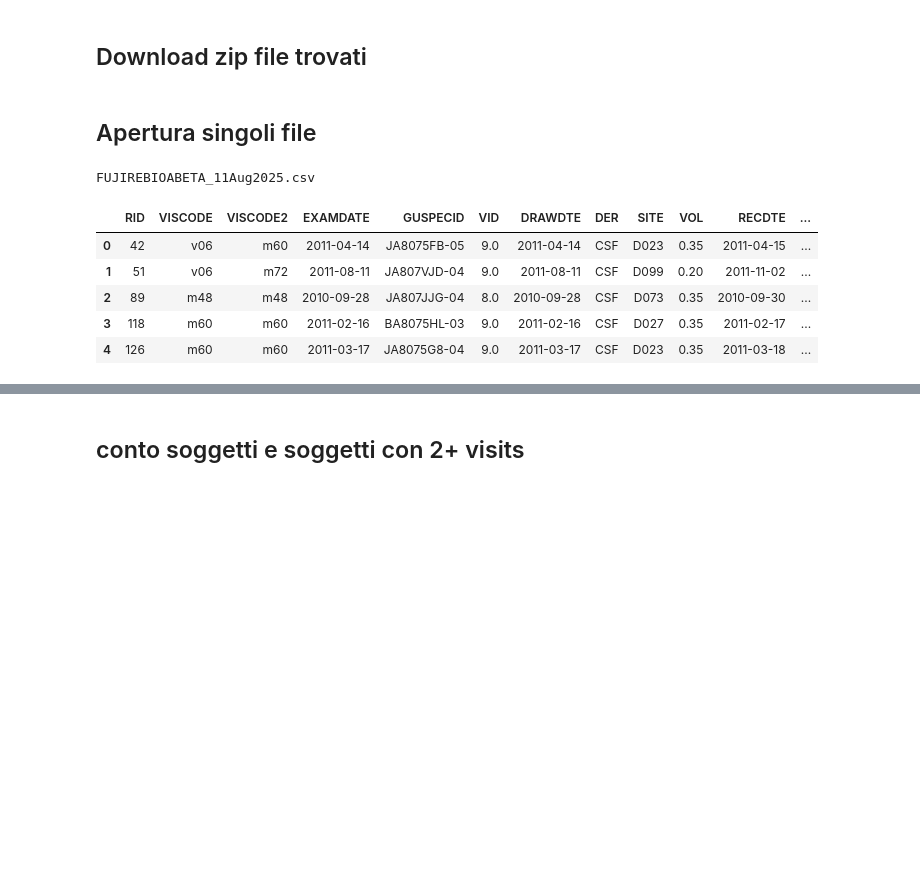
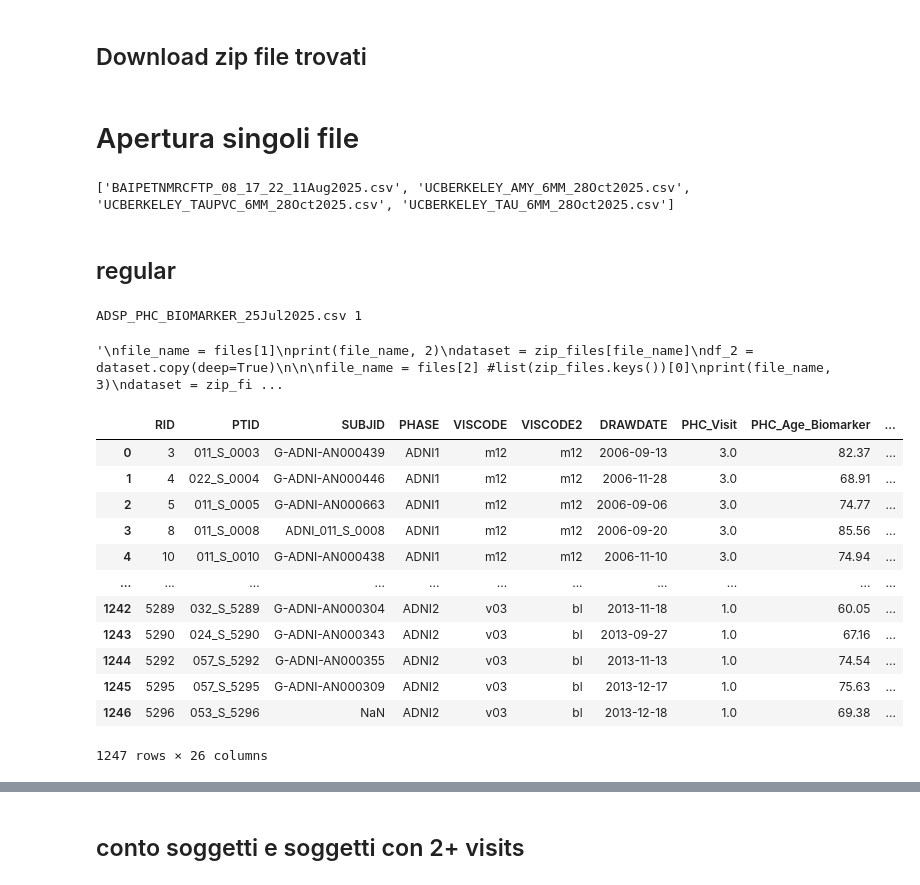
Before and after one commit to ifabfoundation/AIND, a Jupyter notebook: WP-2/Data_cleaning/prove_download.ipynb, the cells around one changed output, grey strips where cells are left out. Saved outputs shown, nothing was run; the diff lists cells and outputs as text; code cells hidden in the pictures; blank space fills up the shorter version.

```diff
--- a/WP-2/Data_cleaning/prove_download.ipynb
+++ b/WP-2/Data_cleaning/prove_download.ipynb
@@ -10,7 +11,7 @@ client = DatalakeClient()
 # %% [markdown]
 ## Ricerca file
 # %%
-search = client.query_files(query={'custom.level': 'raw', 'custom.file_code': ['FUJIREBIOABETA']})
+search = client.query_files(query={'custom.level': 'raw', 'custom.file_code': ['ADSP_PHC_BIOMARKER']})
 files = [x['filename'] for x in search['included_files']]
 print(len(files))# Print the number of files found
 # %% [output]
@@ -27,19 +28,58 @@ zip_files = client.download_file(
     extract_zip=True
 )
 # %% [markdown]
-## Apertura singoli file
+# Apertura singoli file
-# %%
-file_name = list(zip_files.keys())[0]
-print(file_name)
-dataset = zip_files[file_name]
-
-df_new = dataset.copy(deep=True)
-df_new.head()
-# %% [output]
-FUJIREBIOABETA_11Aug2025.csv
-|  | RID | VISCODE | VISCODE2 | EXAMDATE | GUSPECID | VID | DRAWDTE | DER | SITE | VOL | RECDTE | ... |
-| 0 | 42 | v06 | m60 | 2011-04-14 | JA8075FB-05 | 9.0 | 2011-04-14 | CSF | D023 | 0.35 | 2011-04-15 | ... |
-| 1 | 51 | v06 | m72 | 2011-08-11 | JA807VJD-04 | 9.0 | 2011-08-11 | CSF | D099 | 0.20 | 2011-11-02 | ... |
-| 2 | 89 | m48 | m48 | 2010-09-28 | JA807JJG-04 | 8.0 | 2010-09-28 | CSF | D073 | 0.35 | 2010-09-30 | ... |
-| 3 | 118 | m60 | m60 | 2011-02-16 | BA8075HL-03 | 9.0 | 2011-02-16 | CSF | D027 | 0.35 | 2011-02-17 | ... |
-| 4 | 126 | m60 | m60 | 2011-03-17 | JA8075G8-04 | 9.0 | 2011-03-17 | CSF | D023 | 0.35 | 2011-03-18 | ... |
+# %%
+print(files)
+# %% [output]
+['BAIPETNMRCFTP_08_17_22_11Aug2025.csv', 'UCBERKELEY_AMY_6MM_28Oct2025.csv', 'UCBERKELEY_TAUPVC_6MM_28Oct2025.csv', 'UCBERKELEY_TAU_6MM_28Oct2025.csv']
+# %% [markdown]
+## regular
+# %%
+file_name = files[0]
+print(file_name, 1)
+dataset = zip_files[file_name]
+df_1 = dataset.copy(deep=True)
+
+
+'''
+file_name = files[1]
+print(file_name, 2)
+dataset = zip_files[file_name]
+df_2 = dataset.copy(deep=True)
+
+
+file_name = files[2] #list(zip_files.keys())[0]
+print(file_name, 3)
+dataset = zip_files[file_name]
+df_3 = dataset.copy(deep=True)
+
+file_name = files[3] #list(zip_files.keys())[0]
+print(file_name, 4)
+dataset = zip_files[file_name]
+df_4 = dataset.copy(deep=True)
+
+file_name = files[4] #list(zip_files.keys())[0]
+print(file_name, 5)
+dataset = zip_files[file_name]
+df_5 = dataset.copy(deep=True)
+'''
+# %% [output]
+ADSP_PHC_BIOMARKER_25Jul2025.csv 1
+'\nfile_name = files[1]\nprint(file_name, 2)\ndataset = zip_files[file_name]\ndf_2 = dataset.copy(deep=True)\n\n\nfile_name = files[2] #list(zip_files.keys())[0]\nprint(file_name, 3)\ndataset = zip_fi ...
+# %%
+df_1
+# %% [output]
+|  | RID | PTID | SUBJID | PHASE | VISCODE | VISCODE2 | DRAWDATE | PHC_Visit | PHC_Age_Biomarker | ... |
+| 0 | 3 | 011_S_0003 | G-ADNI-AN000439 | ADNI1 | m12 | m12 | 2006-09-13 | 3.0 | 82.37 | ... |
+| 1 | 4 | 022_S_0004 | G-ADNI-AN000446 | ADNI1 | m12 | m12 | 2006-11-28 | 3.0 | 68.91 | ... |
+| 2 | 5 | 011_S_0005 | G-ADNI-AN000663 | ADNI1 | m12 | m12 | 2006-09-06 | 3.0 | 74.77 | ... |
+| 3 | 8 | 011_S_0008 | ADNI_011_S_0008 | ADNI1 | m12 | m12 | 2006-09-20 | 3.0 | 85.56 | ... |
+| 4 | 10 | 011_S_0010 | G-ADNI-AN000438 | ADNI1 | m12 | m12 | 2006-11-10 | 3.0 | 74.94 | ... |
+| ... | ... | ... | ... | ... | ... | ... | ... | ... | ... | ... |
+| 1242 | 5289 | 032_S_5289 | G-ADNI-AN000304 | ADNI2 | v03 | bl | 2013-11-18 | 1.0 | 60.05 | ... |
+| 1243 | 5290 | 024_S_5290 | G-ADNI-AN000343 | ADNI2 | v03 | bl | 2013-09-27 | 1.0 | 67.16 | ... |
+| 1244 | 5292 | 057_S_5292 | G-ADNI-AN000355 | ADNI2 | v03 | bl | 2013-11-13 | 1.0 | 74.54 | ... |
+| 1245 | 5295 | 057_S_5295 | G-ADNI-AN000309 | ADNI2 | v03 | bl | 2013-12-17 | 1.0 | 75.63 | ... |
+| 1246 | 5296 | 053_S_5296 | NaN | ADNI2 | v03 | bl | 2013-12-18 | 1.0 | 69.38 | ... |
+1247 rows × 26 columns
```
Also changed, not shown: parts of 70 cells of this notebook, 1 other file.
